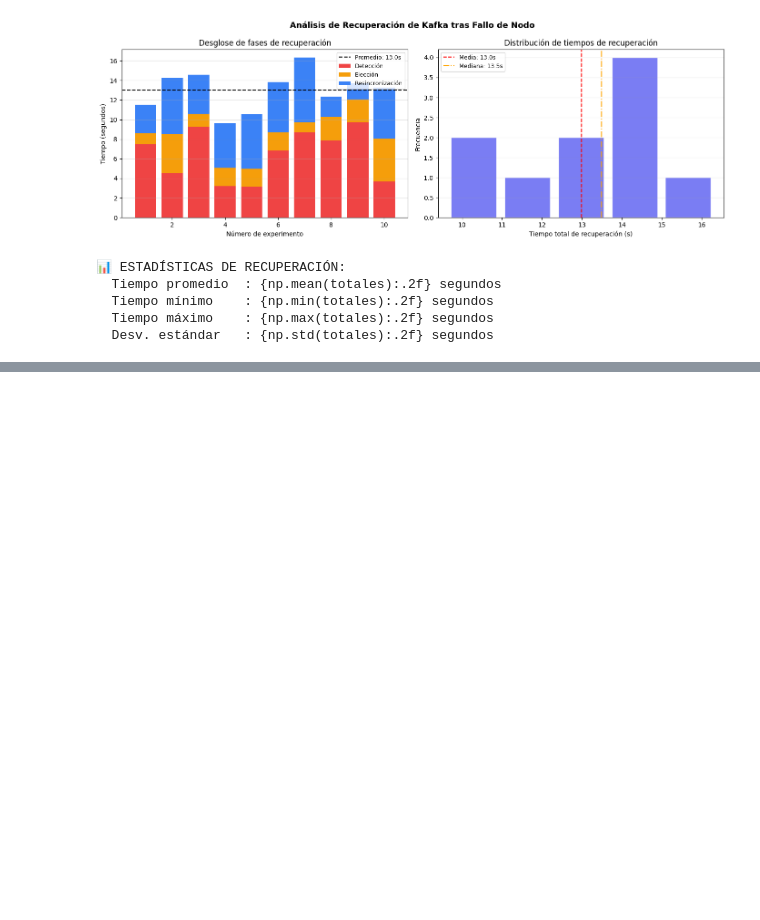
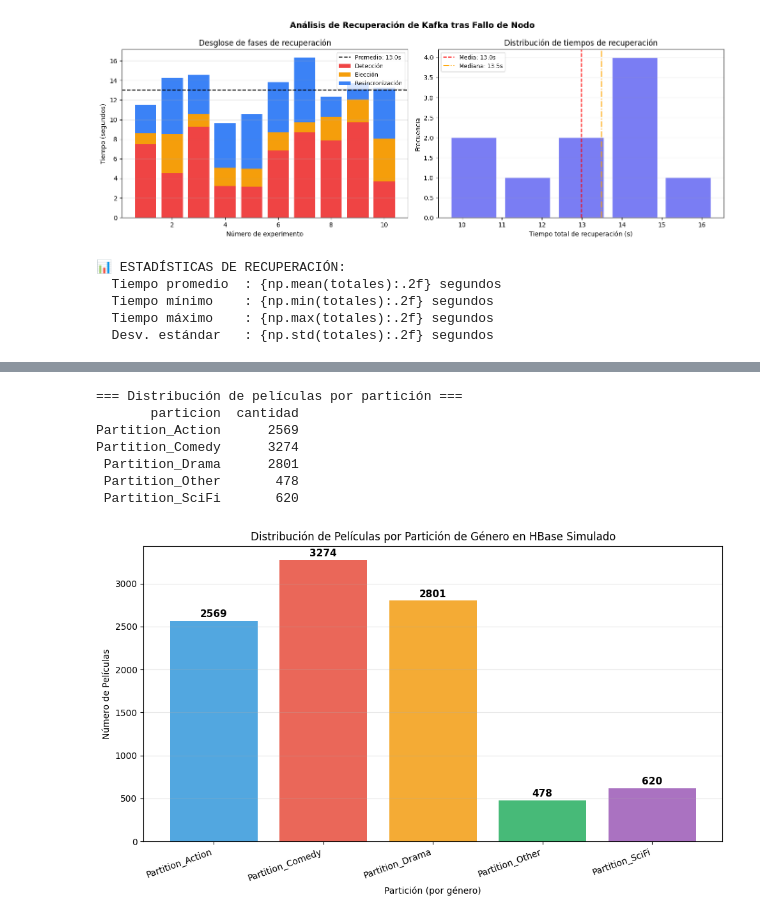
Before and after one commit to JDVAR7/IA-Intermedio, a Jupyter notebook: IA_Intermedio.ipynb, the cells around one changed output, grey strips where cells are left out. Saved outputs shown, nothing was run; the diff lists cells and outputs as text; code cells hidden in the pictures; blank space fills up the shorter version.

```diff
--- a/IA_Intermedio.ipynb
+++ b/IA_Intermedio.ipynb
@@ -2275,0 +2867,64 @@ print(f"""
+# %%
+# ============================================================
+# RETO 3: Particionamiento por rango de géneros
+# ============================================================
+
+import pandas as pd
+import matplotlib.pyplot as plt
+
+df = pd.read_csv('movielens/ml-latest-small/movies.csv')
+
+# Definir rangos de géneros (particiones lógicas)
+particiones_genero = {
+    'Partition_Action':   ['Action', 'Adventure', 'Thriller', 'War'],
+    'Partition_Drama':    ['Drama', 'Romance', 'Crime'],
+    'Partition_Comedy':   ['Comedy', 'Animation', 'Children'],
+    'Partition_SciFi':    ['Sci-Fi', 'Fantasy', 'Horror', 'Mystery'],
+    'Partition_Other':    ['Documentary', 'Musical', 'Western', 'Film-Noir', '(no genres listed)']
+}
+
+def asignar_particion_genero(generos_str):
+    '''Asigna una película a la partición basada en su primer género'''
+    generos = generos_str.split('|')
+    primer_genero = generos[0] if generos else '(no genres listed)'
+
+    for particion, lista_generos in particiones_genero.items():
+        if primer_genero in lista_generos:
+            return particion
+    return 'Partition_Other'
+
+# Aplicar particionamiento
+df['particion'] = df['genres'].apply(asignar_particion_genero)
+
+# Estadísticas por partición
+stats = df.groupby('particion').size().reset_index(name='cantidad')
+print('\n=== Distribución de películas por partición ===')
+print(stats.to_string(index=False))
+
+# Visualización
+fig, ax = plt.subplots(figsize=(10, 6))
+colores = ['#3498DB', '#E74C3C', '#F39C12', '#27AE60', '#9B59B6']
+barras = ax.bar(stats['particion'], stats['cantidad'], color=colores, alpha=0.85)
+
+# Agregar etiquetas encima de las barras
+for bar, val in zip(barras, stats['cantidad']):
+    ax.text(bar.get_x() + bar.get_width()/2, bar.get_height() + 20,
+            str(val), ha='center', va='bottom', fontsize=11, fontweight='bold')
+
+ax.set_xlabel('Partición (por género)')
+ax.set_ylabel('Número de Películas')
+ax.set_title('Distribución de Películas por Partición de Género en HBase Simulado')
+plt.xticks(rotation=20, ha='right')
+ax.grid(axis='y', alpha=0.3)
+plt.tight_layout()
+plt.savefig('hbase_particiones_genero.png', dpi=150, bbox_inches='tight')
+plt.show()
+# %% [output]
+=== Distribución de películas por partición ===
+       particion  cantidad
+Partition_Action      2569
+Partition_Comedy      3274
+ Partition_Drama      2801
+ Partition_Other       478
+ Partition_SciFi       620
+[figure, added]
```
Also changed, not shown: parts of 25 cells of this notebook.
